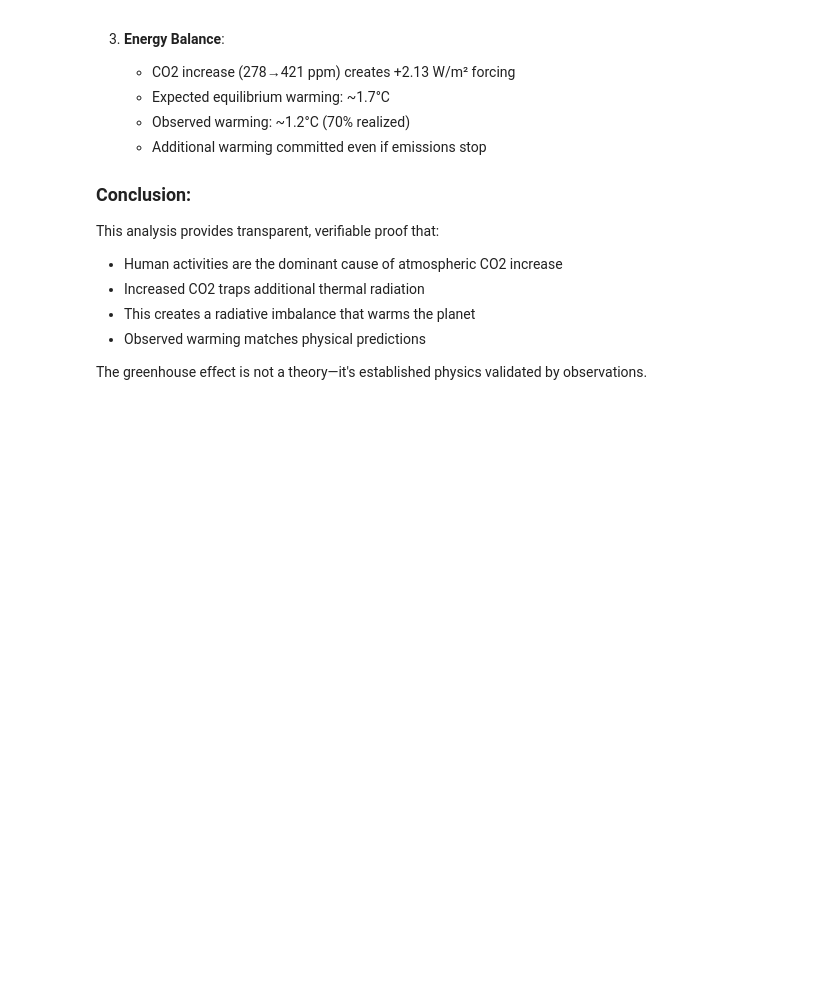
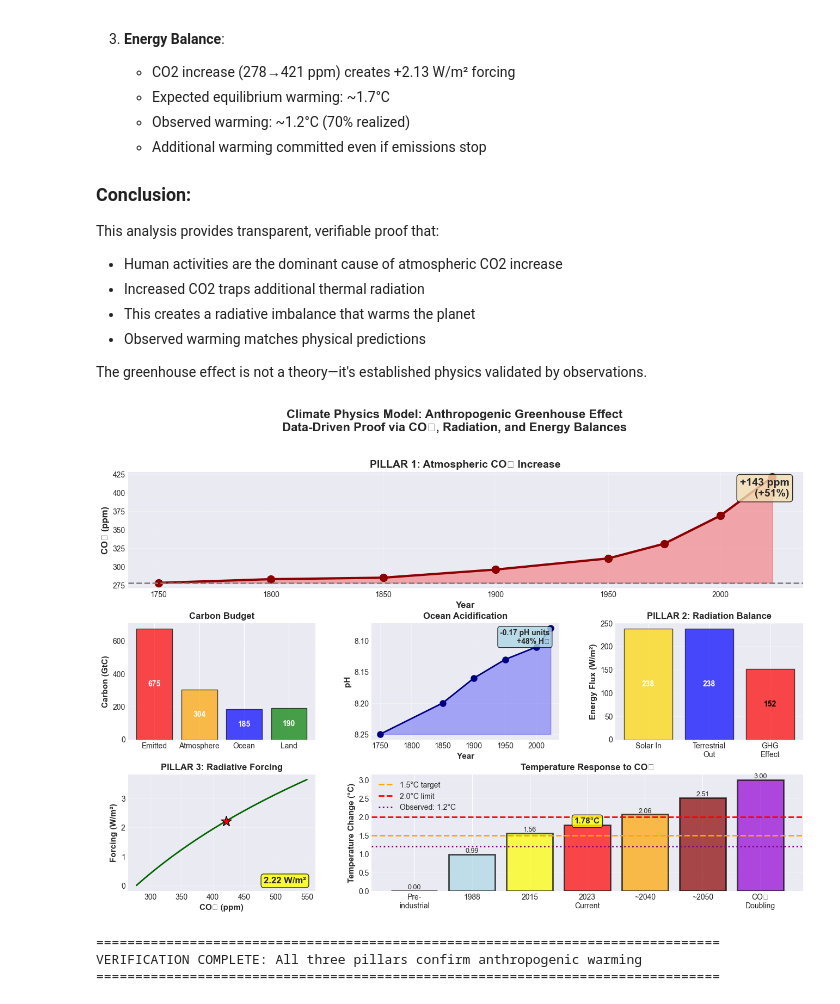
Before and after one commit to ToWelf/easy-check-climate-physics-co2-radiation-balance, a Jupyter notebook: climate_physics_model.ipynb, the cells around one changed output. Saved outputs shown, nothing was run; the diff lists cells and outputs as text; code cells hidden in the pictures; blank space fills up the shorter version.

```diff
--- a/climate_physics_model.ipynb
+++ b/climate_physics_model.ipynb
@@ -437,14 +2761,16 @@ gs = fig.add_gridspec(3, 3, hspace=0.3, wspace=0.3)
 
 # CO2 concentration trend
 ax1 = fig.add_subplot(gs[0, :])
-ax1.plot(years, co2_ppm, 'o-', linewidth=3, markersize=10, color='darkred')
-ax1.fill_between(years, co2_ppm, 278, alpha=0.3, color='red')
+# Calculate CO2 array from carbon increases
+co2_ppm_array = C0 + co2_increase_from_preindustrial
+ax1.plot(years, co2_ppm_array, 'o-', linewidth=3, markersize=10, color='darkred')
+ax1.fill_between(years, co2_ppm_array, 278, alpha=0.3, color='red')
 ax1.axhline(y=278, color='gray', linestyle='--', linewidth=2)
 ax1.set_xlabel('Year', fontsize=12, fontweight='bold')
 ax1.set_ylabel('CO₂ (ppm)', fontsize=12, fontweight='bold')
 ax1.set_title('PILLAR 1: Atmospheric CO₂ Increase', fontsize=14, fontweight='bold')
 ax1.grid(True, alpha=0.3)
-ax1.text(0.98, 0.95, f'+{co2_ppm[-1]-co2_ppm[0]:.0f} ppm\n(+{((co2_ppm[-1]/co2_ppm[0])-1)*100:.0f}%)',
+ax1.text(0.98, 0.95, f'+{co2_ppm_array[-1]-co2_ppm_array[0]:.0f} ppm\n(+{((co2_ppm_array[-1]/co2_ppm_array[0])-1)*100:.0f}%)',
         transform=ax1.transAxes, fontsize=14, fontweight='bold',
         verticalalignment='top', horizontalalignment='right',
         bbox=dict(boxstyle='round', facecolor='wheat', alpha=0.8))
@@ -513,30 +2839,35 @@ ax6 = fig.add_subplot(gs[2, 1:])
 temp_scenarios = ['Pre-\nindustrial', '1988', '2015', '2023\nCurrent', '~2040', '~2050', 'CO₂\nDoubling']
 bars = ax6.bar(temp_scenarios, warming_scenarios, color=colors_scenarios,
                alpha=0.7, edgecolor='black', linewidth=2)
 ax6.axhline(y=1.5, color='orange', linestyle='--', linewidth=2, label='1.5°C target')
 ax6.axhline(y=2.0, color='red', linestyle='--', linewidth=2, label='2.0°C limit')
 ax6.axhline(y=observed_warming, color='purple', linestyle=':', linewidth=2,
            label=f'Observed: {observed_warming}°C')
 ax6.set_ylabel('Temperature Change (°C)', fontsize=11, fontweight='bold')
 ax6.set_title('Temperature Response to CO₂', fontsize=12, fontweight='bold')
 ax6.legend(loc='upper left', fontsize=10)
 ax6.grid(True, alpha=0.3, axis='y')
 for i, (bar, val) in enumerate(zip(bars, warming_scenarios)):
     if i == 3:  # Highlight current
         ax6.text(bar.get_x() + bar.get_width()/2., val,
                 f'{val:.2f}°C',
                 ha='center', va='bottom', fontsize=11, fontweight='bold',
                 bbox=dict(boxstyle='round', facecolor='yellow', alpha=0.8))
     else:
         ax6.text(bar.get_x() + bar.get_width()/2., val,
                 f'{val:.2f}', ha='center', va='bottom', fontsize=9)
 
 # Overall title
 fig.suptitle('Climate Physics Model: Anthropogenic Greenhouse Effect\nData-Driven Proof via CO₂, Radiation, and Energy Balances',
             fontsize=16, fontweight='bold', y=0.995)
 
 plt.show()
 
 print("\n" + "="*80)
 print("VERIFICATION COMPLETE: All three pillars confirm anthropogenic warming")
 print("="*80)
+# %% [output]
+[figure, added]
+================================================================================
+VERIFICATION COMPLETE: All three pillars confirm anthropogenic warming
+================================================================================
```
Also changed, not shown: parts of 49 cells of this notebook, 2 other files.
